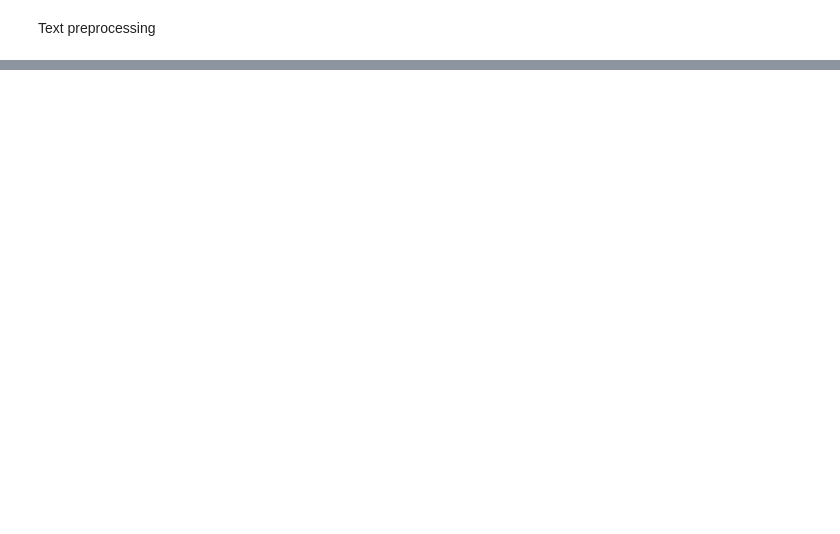
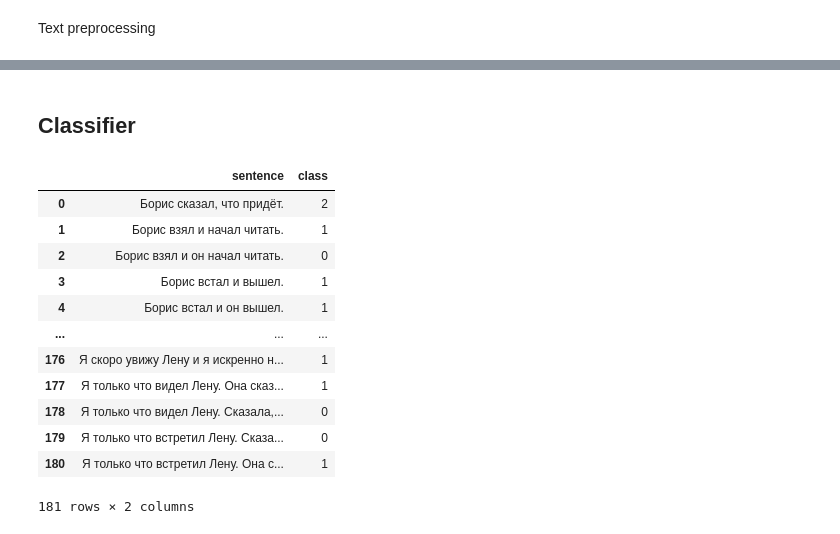
Before and after one commit to lauberto/MA-thesis, a Jupyter notebook: scripts/prodrop.ipynb, the cells around one changed output, grey strips where cells are left out. Saved outputs shown, nothing was run; the diff lists cells and outputs as text; code cells hidden in the pictures; blank space fills up the shorter version.

```diff
--- a/scripts/prodrop.ipynb
+++ b/scripts/prodrop.ipynb
@@ -67,0 +131,2 @@ NameError: name 'decision' is not defined
+# %% [markdown]
+## Classifier
@@ -67,0 +135,23 @@ NameError: name 'decision' is not defined
+# %%
+with open(DATA, mode='r', encoding='utf-16') as data:
+    df_clas = pd.read_csv(data, sep='\t', header=None, names=['sentence', 'class'])
+# %%
+df_clas['sentence'] = df_clas['sentence'].apply(lambda x: classifier_preprocessing.preprocess(x))
+# %%
+df_clas['class'] = df_clas['class'].apply(lambda x: classifier_preprocessing.class2id(x))
+# %%
+df_clas
+# %% [output]
+|  | sentence | class |
+| 0 | Борис сказал, что придёт. | 2 |
+| 1 | Борис взял и начал читать. | 1 |
+| 2 | Борис взял и он начал читать. | 0 |
+| 3 | Борис встал и вышел. | 1 |
+| 4 | Борис встал и он вышел. | 1 |
+| ... | ... | ... |
+| 176 | Я скоро увижу Лену и я искренно н... | 1 |
+| 177 | Я только что видел Лену. Она сказ... | 1 |
+| 178 | Я только что видел Лену. Сказала,... | 0 |
+| 179 | Я только что встретил Лену. Cказа... | 0 |
+| 180 | Я только что встретил Лену. Она с... | 1 |
+181 rows × 2 columns
```
Also changed, not shown: parts of 79 cells of this notebook, 5 other files.
